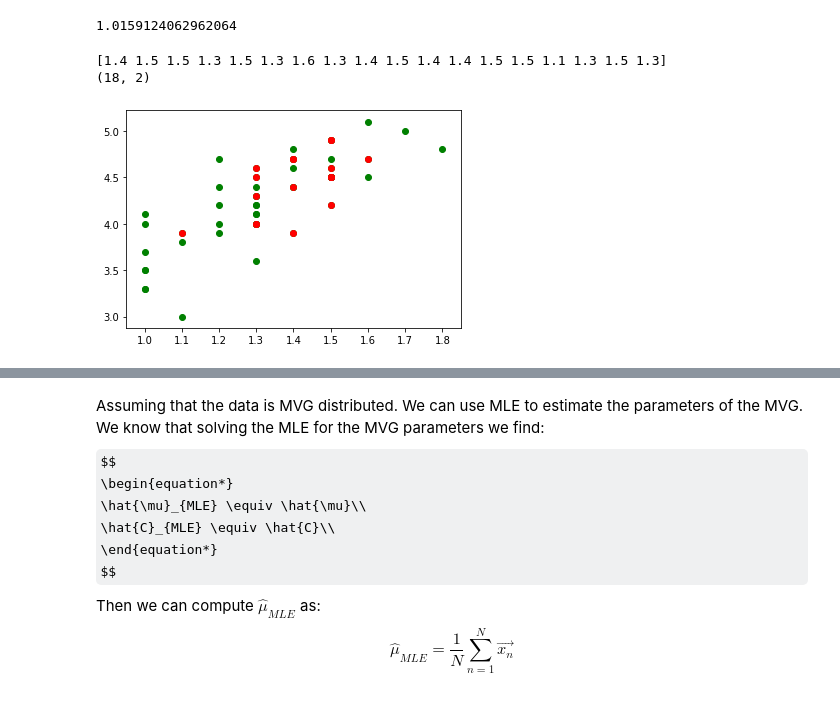
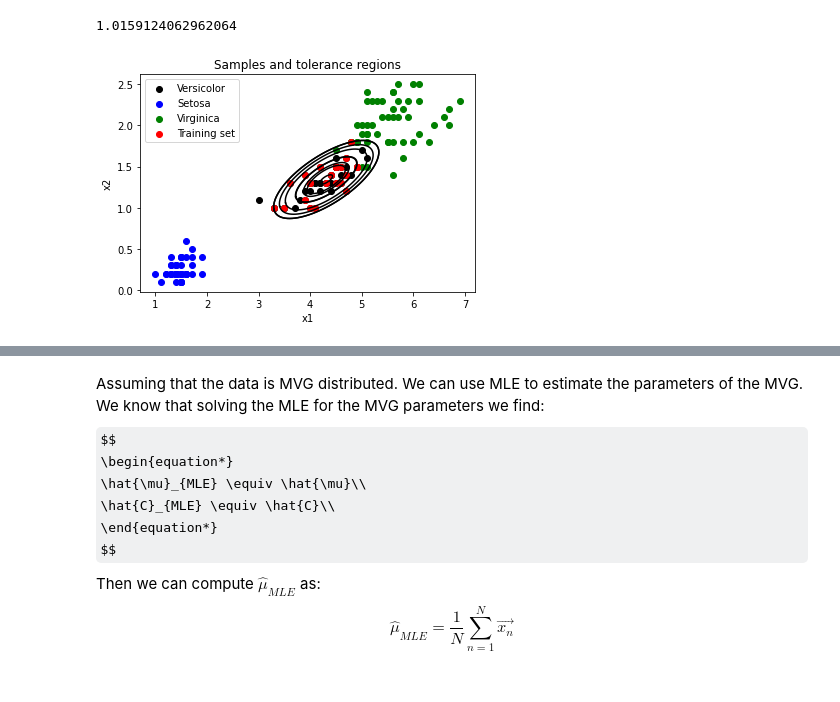
Before and after one commit to PascalPolygon/pattern_recognition, a Jupyter notebook: p6_MVG_class.ipynb, the cells around one changed output, grey strips where cells are left out. Drawn from its saved outputs; the diff is of its cells as text; code cells hidden in the pictures; some formulas as TeX source.

```diff
--- a/p6_MVG_class.ipynb
+++ b/p6_MVG_class.ipynb
@@ -63,4 +125,14 @@ data_Versicolor = data.loc[idx]
 data_Versicolor = data_Versicolor.drop([4], axis=1) #drop the label
+# %%
+idx = data.index[data[4] == 'Iris-setosa'].tolist()
+data_Setosa = data.loc[idx]
+# print(data_Setosa)
+data_Setosa = data_Setosa.drop([4], axis=1) #drop the label
+# %%
+idx = data.index[data[4] == 'Iris-virginica'].tolist()
+data_Virginica = data.loc[idx]
+# print(data_virginica)
+data_Virginica = data_Virginica.drop([4], axis=1) #drop the label
 # %%
 #Split into sets
 trn_data = data_Versicolor[0:25]
@@ -96,7 +168,7 @@ def tolerance_radius(p, gamma, N, D):
     df_cnx2 = D
     df_x2 = (N-1)*D
     nc = D/N #Non centrality param
-    return np.sqrt(N*D*ncx2.ppf(p, df_cnx2, nc)/(chi2.ppf(p, df_x2)*(1-gamma)))
+    return np.sqrt(N*D*ncx2.ppf(p, df_cnx2, nc)/(chi2.ppf((1-gamma), df_x2)))
 # %%
 mahalanobis_dist(trn_data.values[0], u, C)
 # %% [output]
@@ -108,29 +180,3 @@ def mahalanobis_dist(x, u, C):
     y = (x-u).reshape((1,2))
     i = y.dot(C_inv)
     return float(np.sqrt(i.dot(y.T)))
-# %%
-R = np.empty((0,2), float)
-
-N = 25
-D = 2
-gamma = 0.9
-p = 0.1
-for n in range(N):
-    # print(trn_data.values[n])
-    x = trn_data.values[n]
-    if (mahalanobis_dist(x, u, C) <= tolerance_radius(p, gamma, N, D)):
-        x = x.reshape((1,2))
-        R = np.append(R, x, axis=0)
-
-print(R[:,1])
-print(R.shape)
-# fig, ax = plt.subplots(1, 1)
-# ax.plot(R[:,0], R[:,1])
-
-plt.scatter(data_Versicolor.values[:,1], data_Versicolor.values[:,0], c='g')
-plt.scatter(R[:,1], R[:,0], c='r')
-plt.show()
-# %% [output]
-[1.4 1.5 1.5 1.3 1.5 1.3 1.6 1.3 1.4 1.5 1.4 1.4 1.5 1.5 1.1 1.3 1.5 1.3]
-(18, 2)
-[figure, removed]
@@ -136,0 +185,42 @@ plt.show()
+# %%
+
+
+N = 25
+D = 2
+gamma = 0.99
+tol_rs = np.array([])
+
+
+vs_plot = plt.scatter(data_Versicolor.values[:,0], data_Versicolor.values[:,1], label="Versicolor", c='black')
+st_plot =plt.scatter(data_Setosa.values[:,0], data_Setosa.values[:,1], label="Setosa",  c='blue')
+vr_plot = plt.scatter(data_Virginica.values[:,0], data_Virginica.values[:,1], label="Virginica",  c='green')
+# trn_plot = plt.scatter(R[:,0], R[:,1], label="Training set", c='r')
+# plt.legend(handles=[vs_plot, st_plot, vr_plot, trn_plot])
+
+for p in np.arange(0.1, 1, 0.1):
+    max_R = -1
+    R = np.empty((0,2), float)
+    tol_rad = tolerance_radius(p, gamma, N, D)
+    for n in range(1, N):
+        x = trn_data.values[n]
+        mhnbs_dist = mahalanobis_dist(x, u, C)
+        if (mhnbs_dist <= tol_rad):
+            x = x.reshape((1,2))
+            R = np.append(R, x, axis=0)
+            if (mhnbs_dist > max_R): #to find the farthest point from mean for a given p% tolerace
+                farthest_point = x
+                max_R = mhnbs_dist
+
+    # tol_rs = np.append(tol_rs, max_R)
+
+    x_t = get_ellipse(max_R, C, u)
+    plt.plot(x_t[:,0], x_t[:,1], c='black')
+# plt.scatter(R[:,0], R[:,1], c='r')
+trn_plot = plt.scatter(R[:,0], R[:,1], label="Training set", c='r')
+plt.legend(handles=[vs_plot, st_plot, vr_plot, trn_plot])
+plt.title('Samples and tolerance regions')
+plt.xlabel('x1')
+plt.ylabel('x2')
+plt.show()
+# %% [output]
+[figure, added]
```
Also changed, not shown: parts of 15 cells of this notebook, 1 other file.
